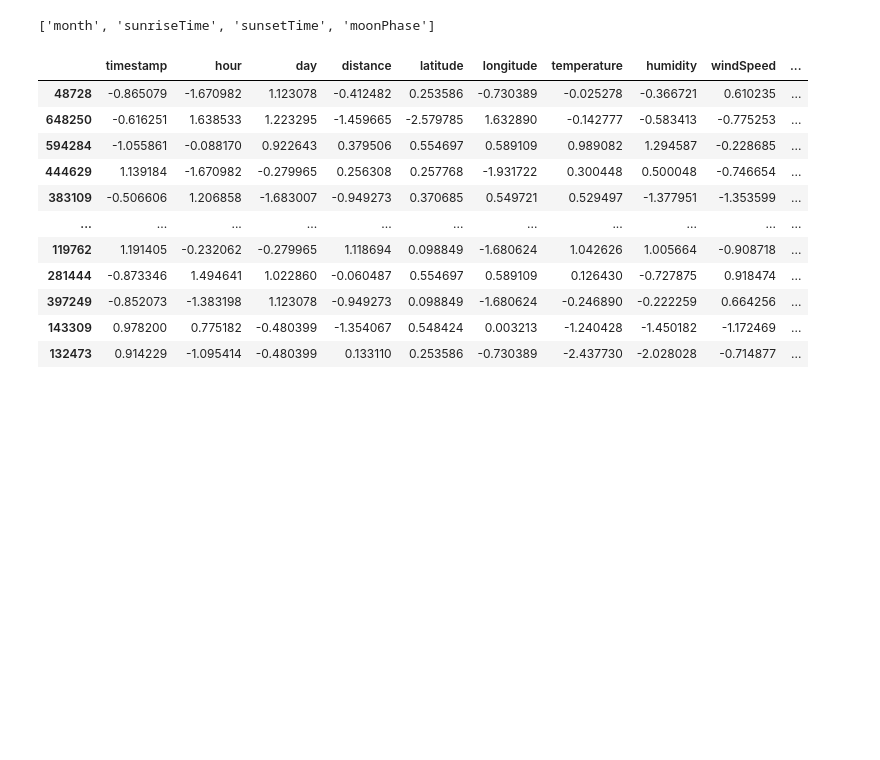
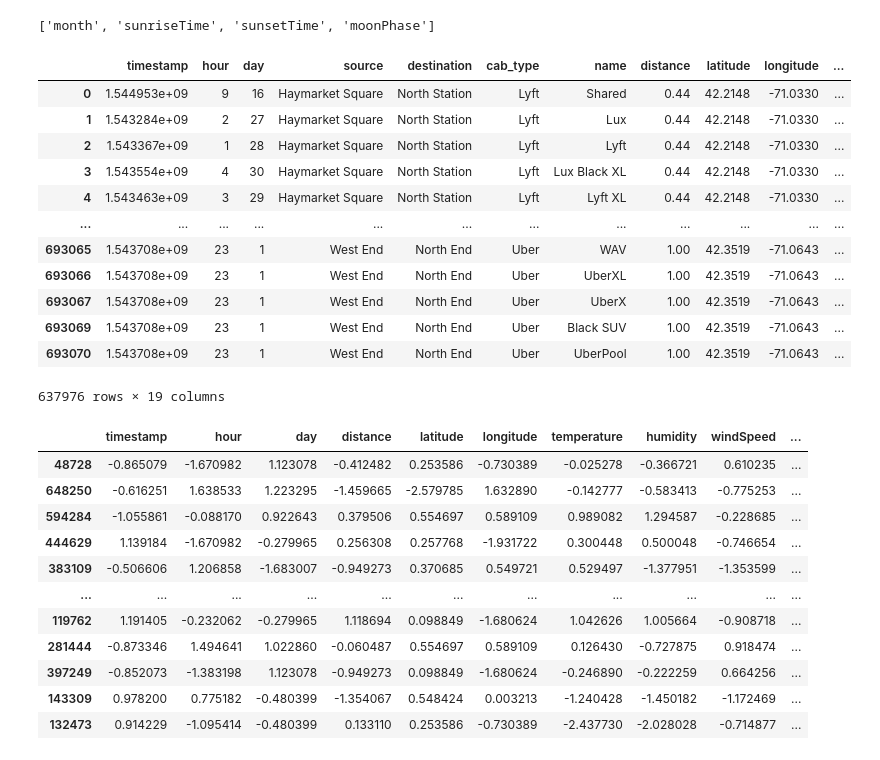
Before and after one commit to paulmontecot/ML_PROJECT_CAB, a Jupyter notebook: ML_FINAL.ipynb, the cells around one changed output. Cells and saved outputs as stored; diff of their text form; code cells hidden in the pictures; blank space fills up the shorter version.

```diff
--- a/ML_FINAL.ipynb
+++ b/ML_FINAL.ipynb
@@ -142,3 +140,19 @@ features = features.drop(['month', 'sunriseTime', 'sunsetTime', 'moonPhase'], ax
+# %%
+features
+# %% [output]
+|  | timestamp | hour | day | source | destination | cab_type | name | distance | latitude | longitude | ... |
+| 0 | 1.544953e+09 | 9 | 16 | Haymarket Square | North Station | Lyft | Shared | 0.44 | 42.2148 | -71.0330 | ... |
+| 1 | 1.543284e+09 | 2 | 27 | Haymarket Square | North Station | Lyft | Lux | 0.44 | 42.2148 | -71.0330 | ... |
+| 2 | 1.543367e+09 | 1 | 28 | Haymarket Square | North Station | Lyft | Lyft | 0.44 | 42.2148 | -71.0330 | ... |
+| 3 | 1.543554e+09 | 4 | 30 | Haymarket Square | North Station | Lyft | Lux Black XL | 0.44 | 42.2148 | -71.0330 | ... |
+| 4 | 1.543463e+09 | 3 | 29 | Haymarket Square | North Station | Lyft | Lyft XL | 0.44 | 42.2148 | -71.0330 | ... |
+| ... | ... | ... | ... | ... | ... | ... | ... | ... | ... | ... | ... |
+| 693065 | 1.543708e+09 | 23 | 1 | West End | North End | Uber | WAV | 1.00 | 42.3519 | -71.0643 | ... |
+| 693066 | 1.543708e+09 | 23 | 1 | West End | North End | Uber | UberXL | 1.00 | 42.3519 | -71.0643 | ... |
+| 693067 | 1.543708e+09 | 23 | 1 | West End | North End | Uber | UberX | 1.00 | 42.3519 | -71.0643 | ... |
+| 693069 | 1.543708e+09 | 23 | 1 | West End | North End | Uber | Black SUV | 1.00 | 42.3519 | -71.0643 | ... |
+| 693070 | 1.543708e+09 | 23 | 1 | West End | North End | Uber | UberPool | 1.00 | 42.3519 | -71.0643 | ... |
+637976 rows × 19 columns
 # %%
 from sklearn.model_selection import train_test_split
 from sklearn.preprocessing import StandardScaler
```
Also changed, not shown: parts of 3 cells of this notebook.
